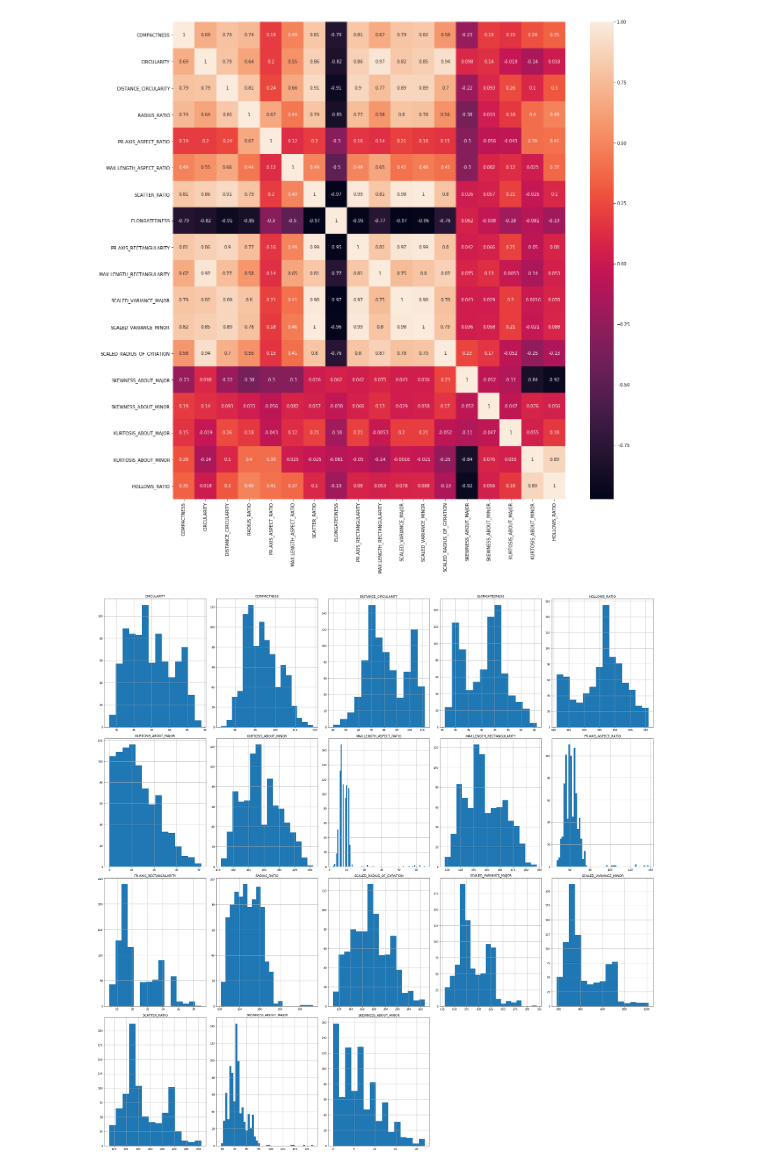
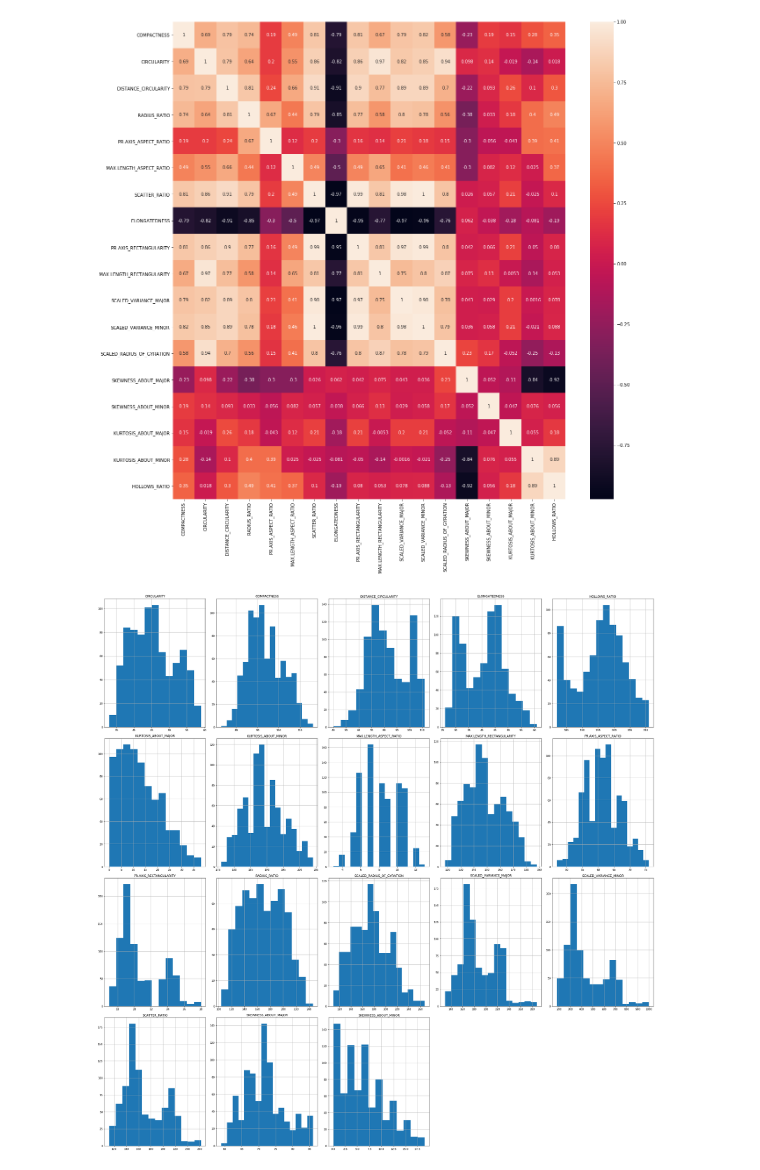
Before and after one commit to mozilla/PRESC, a Jupyter notebook: dev/hammedb197/initial.ipynb, the cells around one changed output. Saved outputs shown, nothing was run; the diff lists cells and outputs as text; code cells hidden in the pictures.

```diff
--- a/dev/hammedb197/initial.ipynb
+++ b/dev/hammedb197/initial.ipynb
@@ -230,11 +230,11 @@ plt.show()
 # %%
 # plot histogram for continous data
 
-data.hist(figsize=(30, 30), layout=(4,5), bins='auto')
+data_df.hist(figsize=(30, 30), layout=(4,5), bins='auto')
 plt.tight_layout()
 plt.show()
 # %% [output]
-[figure, old version]
+[figure, new version]
 # %%
 # label encoder
 encode = LabelEncoder()
```
Also changed, not shown: parts of 4 cells of this notebook.
